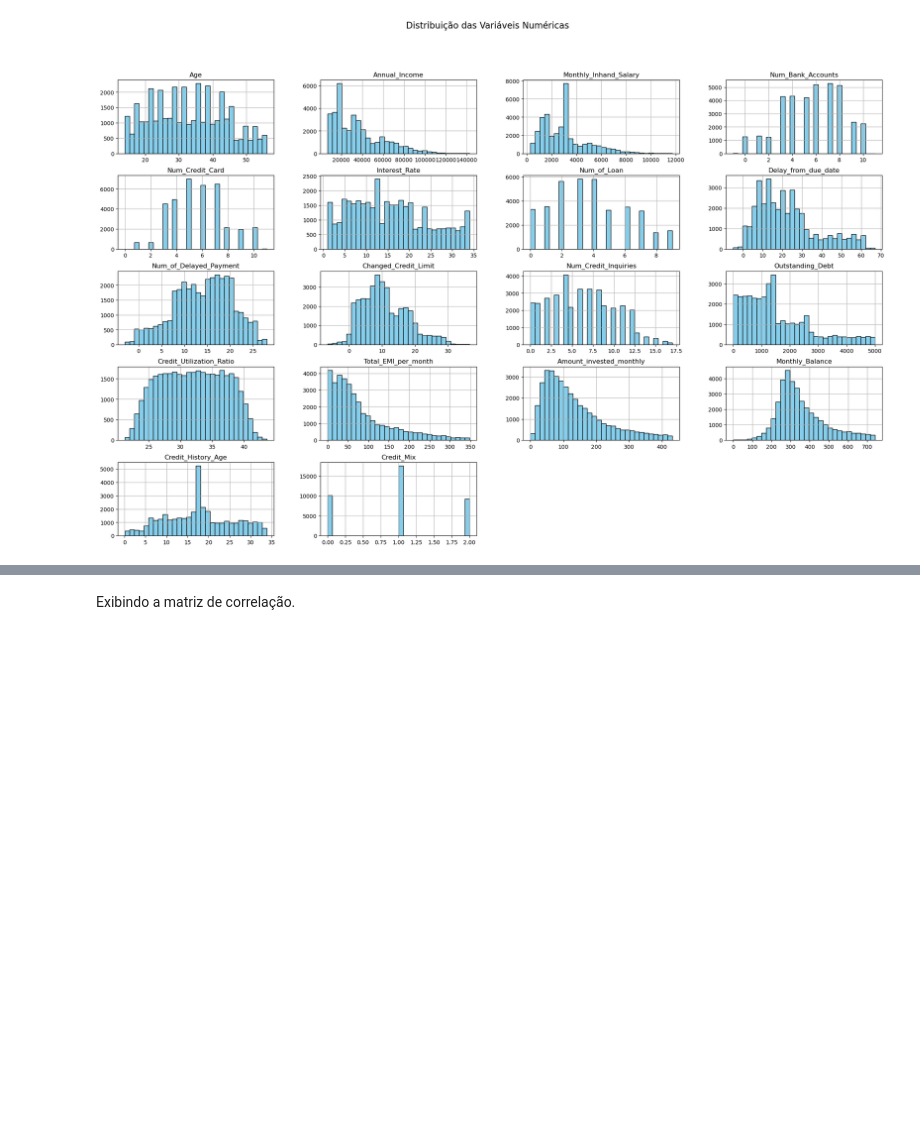
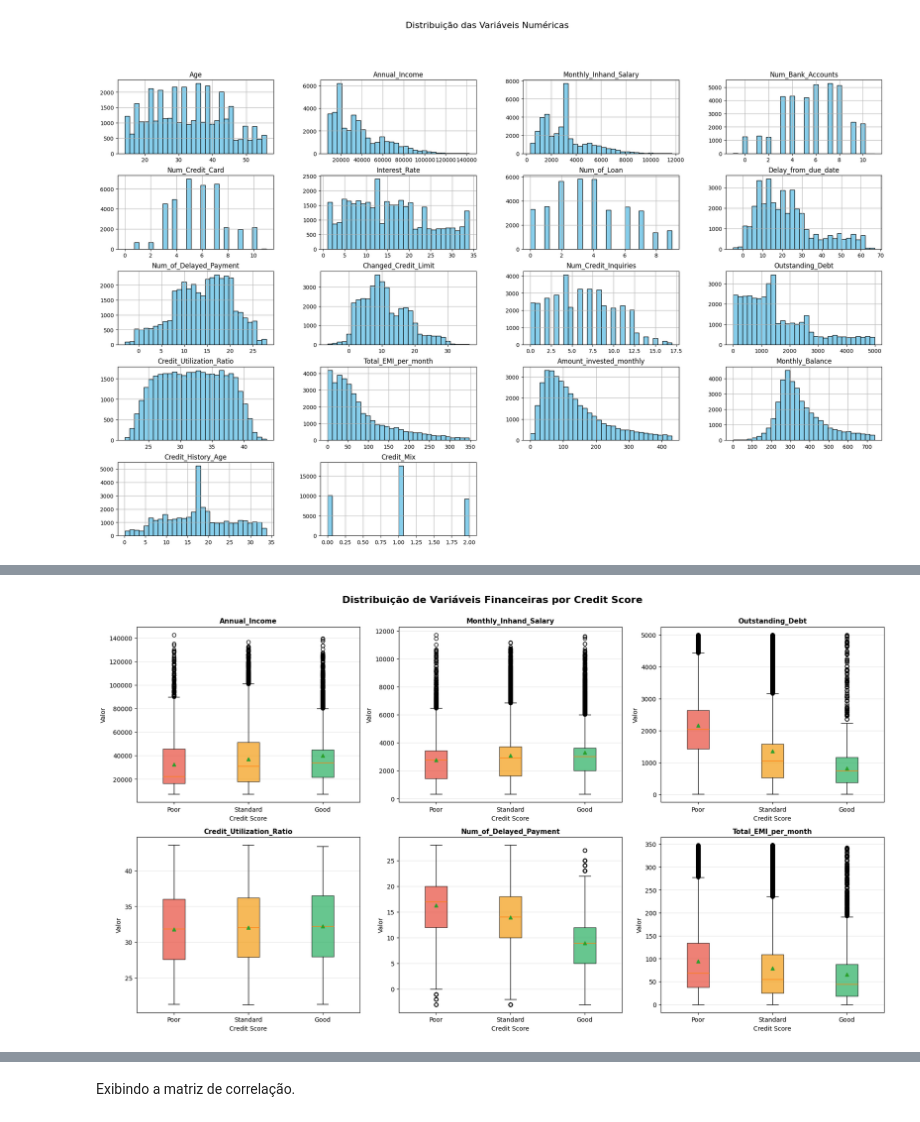
Before and after one commit to eroiborges/projetointegrado, a Jupyter notebook: Trabalho Final ML.ipynb, the cells around one changed output, grey strips where cells are left out. Cells and saved outputs as stored; diff of their text form; code cells hidden in the pictures; blank space fills up the shorter version.

```diff
--- a/Trabalho Final ML.ipynb
+++ b/Trabalho Final ML.ipynb
@@ -234,0 +579,20 @@ plt.show()
+# %%
+# Análise das principais variáveis financeiras por Credit Score
+print("=" * 80)
+print("ANÁLISE BIVARIADA: VARIÁVEIS FINANCEIRAS vs CREDIT SCORE")
+print("=" * 80)
+
+# Variáveis chave para análise
+key_vars = ['Annual_Income', 'Monthly_Inhand_Salary', 'Outstanding_Debt',
+            'Credit_Utilization_Ratio', 'Num_of_Delayed_Payment', 'Total_EMI_per_month']
+
+# Mapeamento do Credit Score para rótulos legíveis
+score_labels = {0: 'Poor', 1: 'Standard', 2: 'Good'}
+df['Credit_Score_Label'] = df['Credit_Score'].map(score_labels)
+
+# Estatísticas agregadas por Credit Score
+for var in key_vars:
+    print(f"\n{var} por Credit Score:")
+    agg_stats = df.groupby('Credit_Score_Label')[var].agg(['mean', 'median', 'std']).round(2)
+    display(agg_stats)
+    print("-" * 80)
@@ -234,0 +651,34 @@ plt.show()
+# %%
+# Box plots das principais variáveis por Credit Score
+fig, axes = plt.subplots(2, 3, figsize=(18, 10))
+fig.suptitle('Distribuição de Variáveis Financeiras por Credit Score',
+             fontsize=16, fontweight='bold', y=1.00)
+
+colors = ['#e74c3c', '#f39c12', '#27ae60']
+axes_flat = axes.flatten()
+
+for idx, var in enumerate(key_vars):
+    ax = axes_flat[idx]
+
+    # Criar box plot
+    bp = ax.boxplot([df[df['Credit_Score_Label'] == 'Poor'][var].dropna(),
+                      df[df['Credit_Score_Label'] == 'Standard'][var].dropna(),
+                      df[df['Credit_Score_Label'] == 'Good'][var].dropna()],
+                     labels=['Poor', 'Standard', 'Good'],
+                     patch_artist=True,
+                     showmeans=True)
+
+    # Colorir boxes
+    for patch, color in zip(bp['boxes'], colors):
+        patch.set_facecolor(color)
+        patch.set_alpha(0.7)
+
+    ax.set_title(var, fontsize=11, fontweight='bold')
+    ax.set_xlabel('Credit Score', fontsize=10)
+    ax.set_ylabel('Valor', fontsize=10)
+    ax.grid(axis='y', alpha=0.3)
+
+plt.tight_layout()
+plt.show()
+# %% [output]
+[figure, added]
```
Also changed, not shown: parts of 27 cells of this notebook, 1 other file.
